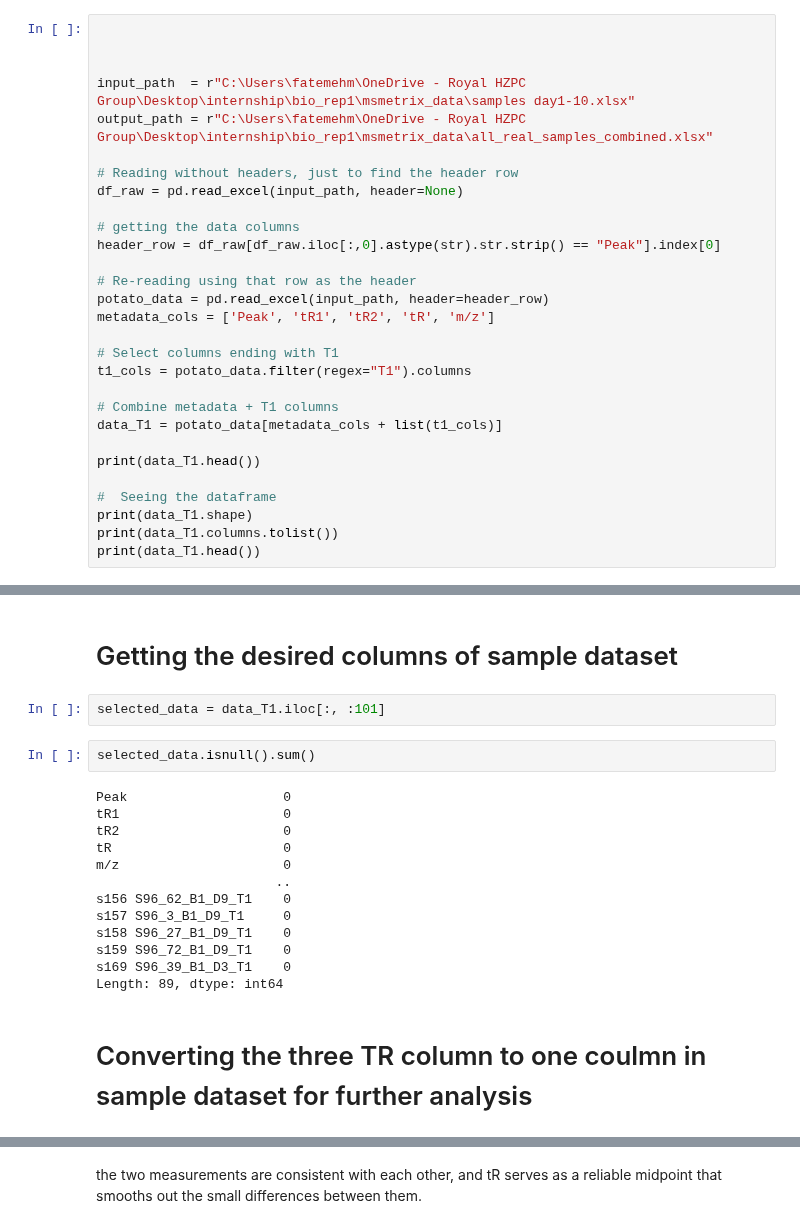
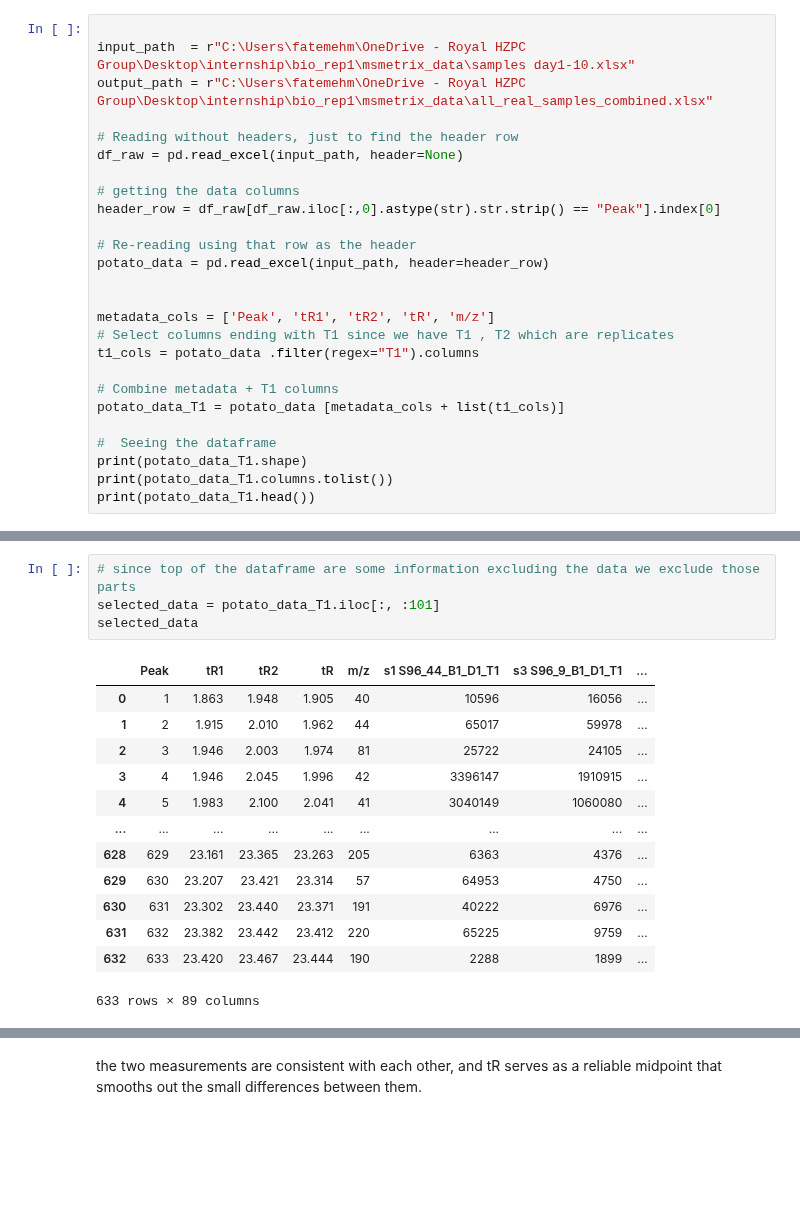
Before and after one commit to Fatemeh1362/internship, a Jupyter notebook: data_prepration.ipynb, the cells around one changed output, grey strips where cells are left out. Drawn from its saved outputs; the diff is of its cells as text; blank space fills up the shorter version.

```diff
--- a/data_prepration.ipynb
+++ b/data_prepration.ipynb
@@ -99,6 +181,4 @@ print(qc_data_T1.head())
 # %%
-
-
 
 input_path  = r"C:\Users\fatemehm\OneDrive - Royal HZPC Group\Desktop\internship\bio_rep1\msmetrix_data\samples day1-10.xlsx"
 output_path = r"C:\Users\fatemehm\OneDrive - Royal HZPC Group\Desktop\internship\bio_rep1\msmetrix_data\all_real_samples_combined.xlsx"
@@ -111,18 +191,17 @@ header_row = df_raw[df_raw.iloc[:,0].astype(str).str.strip() == "Peak"].index[0]
 
 # Re-reading using that row as the header
 potato_data = pd.read_excel(input_path, header=header_row)
+
+
 metadata_cols = ['Peak', 'tR1', 'tR2', 'tR', 'm/z']
-
-# Select columns ending with T1
-t1_cols = potato_data.filter(regex="T1").columns
+# Select columns ending with T1 since we have T1 , T2 which are replicates
+t1_cols = potato_data .filter(regex="T1").columns
 
 # Combine metadata + T1 columns
-data_T1 = potato_data[metadata_cols + list(t1_cols)]
-
-print(data_T1.head())
+potato_data_T1 = potato_data [metadata_cols + list(t1_cols)]
 
 #  Seeing the dataframe
-print(data_T1.shape)
-print(data_T1.columns.tolist())
-print(data_T1.head())
+print(potato_data_T1.shape)
+print(potato_data_T1.columns.tolist())
+print(potato_data_T1.head())
 # %% [output]
@@ -143,24 +222,21 @@ print(data_T1.head())
 4               5332368
 
 [5 rows x 89 columns]
-# %% [markdown]
-# Getting the desired columns of sample dataset
-# %%
-selected_data = data_T1.iloc[:, :101]
-# %%
-selected_data.isnull().sum()
-# %% [output]
-Peak                    0
-tR1                     0
-tR2                     0
-tR                      0
-m/z                     0
-                       ..
-s156 S96_62_B1_D9_T1    0
-s157 S96_3_B1_D9_T1     0
-s158 S96_27_B1_D9_T1    0
-s159 S96_72_B1_D9_T1    0
-s169 S96_39_B1_D3_T1    0
-Length: 89, dtype: int64
-# %% [markdown]
-# Converting the three TR column  to one coulmn in  sample dataset for further analysis
+# %%
+# since top of the dataframe are some information excluding the data we exclude those parts
+selected_data = potato_data_T1.iloc[:, :101]
+selected_data
+# %% [output]
+|  | Peak | tR1 | tR2 | tR | m/z | s1 S96_44_B1_D1_T1 | s3 S96_9_B1_D1_T1 | ... |
+| 0 | 1 | 1.863 | 1.948 | 1.905 | 40 | 10596 | 16056 | ... |
+| 1 | 2 | 1.915 | 2.010 | 1.962 | 44 | 65017 | 59978 | ... |
+| 2 | 3 | 1.946 | 2.003 | 1.974 | 81 | 25722 | 24105 | ... |
+| 3 | 4 | 1.946 | 2.045 | 1.996 | 42 | 3396147 | 1910915 | ... |
+| 4 | 5 | 1.983 | 2.100 | 2.041 | 41 | 3040149 | 1060080 | ... |
+| ... | ... | ... | ... | ... | ... | ... | ... | ... |
+| 628 | 629 | 23.161 | 23.365 | 23.263 | 205 | 6363 | 4376 | ... |
+| 629 | 630 | 23.207 | 23.421 | 23.314 | 57 | 64953 | 4750 | ... |
+| 630 | 631 | 23.302 | 23.440 | 23.371 | 191 | 40222 | 6976 | ... |
+| 631 | 632 | 23.382 | 23.442 | 23.412 | 220 | 65225 | 9759 | ... |
+| 632 | 633 | 23.420 | 23.467 | 23.444 | 190 | 2288 | 1899 | ... |
+633 rows × 89 columns
```
Also changed, not shown: parts of 65 cells of this notebook.
